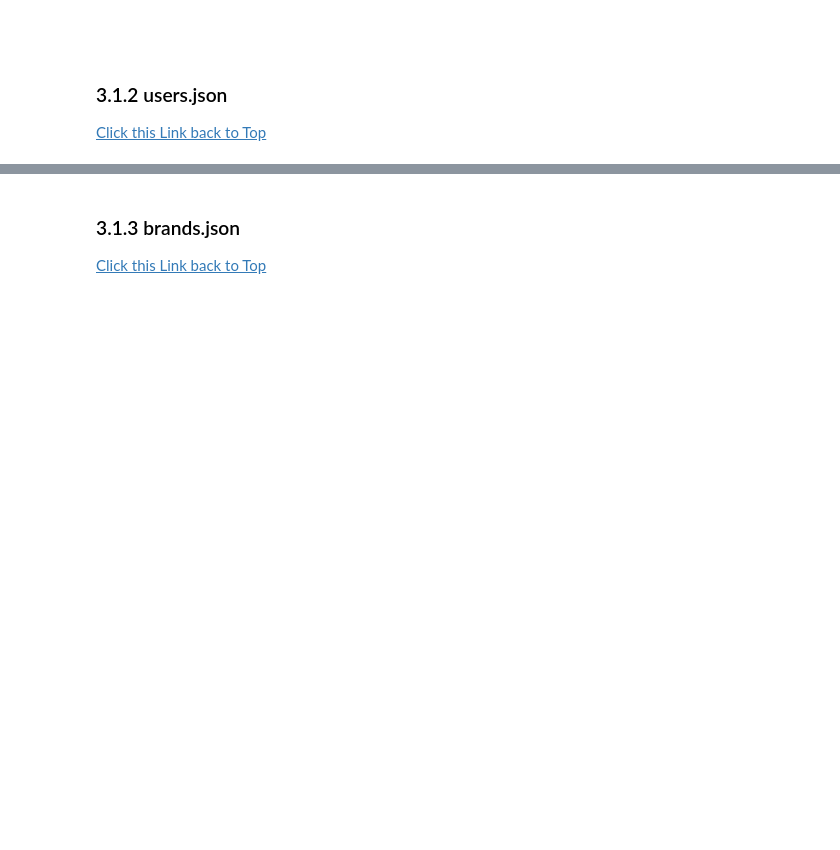
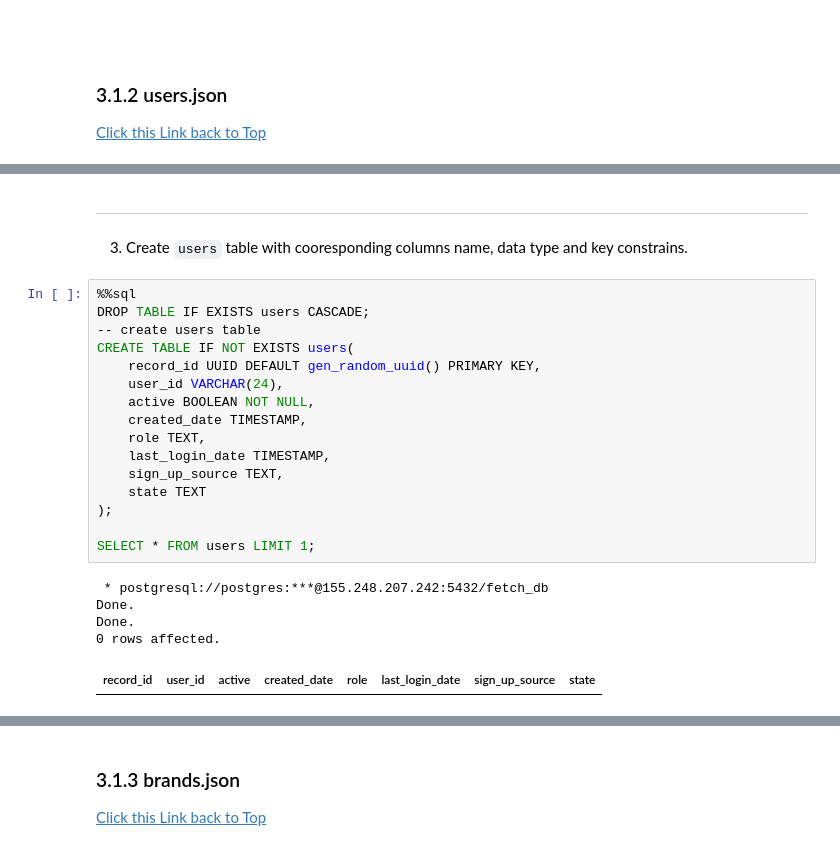
Before and after one commit to L3P3titPrince/015_FetchRewards_HW, a Jupyter notebook: src/FetchRewards_HW.ipynb, the cells around one changed output, grey strips where cells are left out. Saved outputs shown, nothing was run; the diff lists cells and outputs as text; blank space fills up the shorter version.

```diff
--- a/src/FetchRewards_HW.ipynb
+++ b/src/FetchRewards_HW.ipynb
@@ -675,0 +792,26 @@ LIMIT 3;
+# %% [markdown]
+-----------------------
+# %% [markdown]
+3. Create `users` table with cooresponding columns name, data type and key constrains.
+# %%
+%%sql
+DROP TABLE IF EXISTS users CASCADE;
+-- create users table
+CREATE TABLE IF NOT EXISTS users(
+    record_id UUID DEFAULT gen_random_uuid() PRIMARY KEY,
+    user_id VARCHAR(24),
+    active BOOLEAN NOT NULL,
+    created_date TIMESTAMP,
+    role TEXT,
+    last_login_date TIMESTAMP,
+    sign_up_source TEXT,
+    state TEXT
+);
+
+SELECT * FROM users LIMIT 1;
+# %% [output]
+ * postgresql://postgres:***@155.248.207.242:5432/fetch_db
+Done.
+Done.
+0 rows affected.
+| record_id | user_id | active | created_date | role | last_login_date | sign_up_source | state |
```
Also changed, not shown: parts of 44 cells of this notebook, 9 other files.
